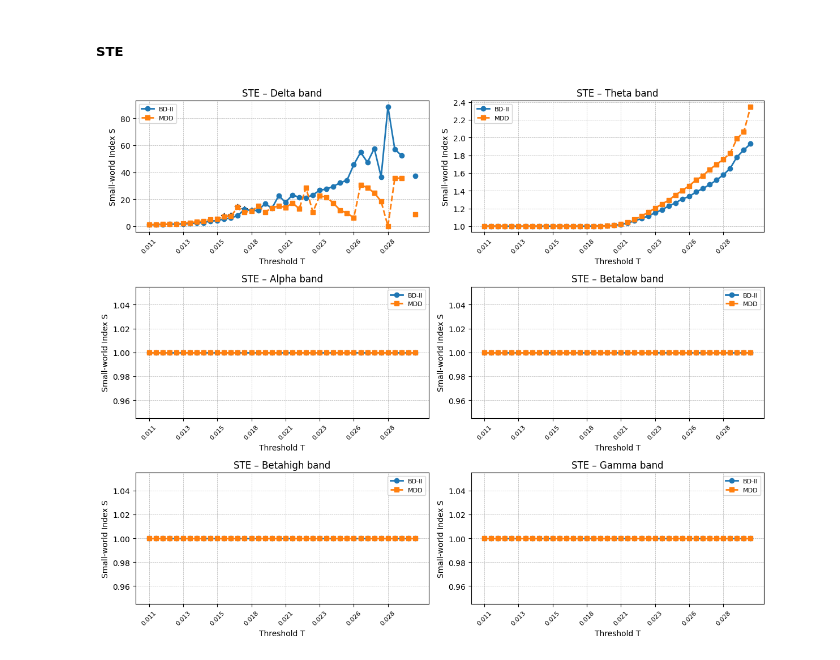
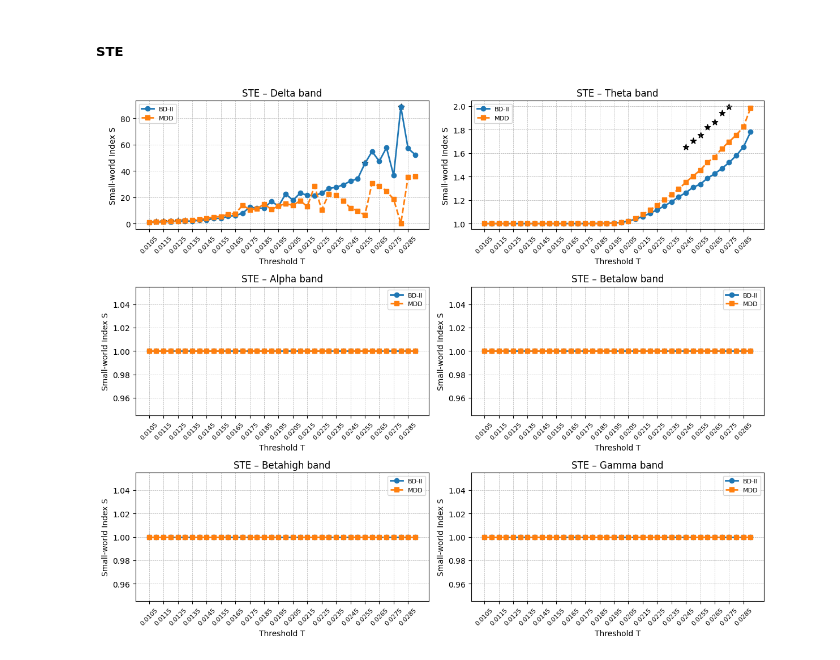
Before and after one commit to well50504/NYCU-thesis, a Jupyter notebook: src_FA/svalue.ipynb, the cells around one changed output. Drawn from its saved outputs; the diff is of its cells as text; code cells hidden in the pictures.

```diff
--- a/src_FA/svalue.ipynb
+++ b/src_FA/svalue.ipynb
@@ -92,14 +7,0 @@ MDD_S = compute_group_S(MDD_coh, freqs, thresholds, n_rand)
-# %%
-fig, axes = plt.subplots(2, 3, figsize=(14, 8))
-axes = axes.flatten()
-for ax, band in zip(axes, freqs):
-    ax.plot(thresholds, BD_S[band],  label='BD-II',  linewidth=2)
-    ax.plot(thresholds, MDD_S[band], linestyle='--', label='MDD', linewidth=2)
-    ax.set_title(f'COH – {band.capitalize()} band')
-    ax.set_xlabel('Threshold T')
-    ax.set_ylabel('Small-world index S')
-    ax.legend()
-    ax.grid(True)
-
-plt.tight_layout()
-plt.show()
@@ -665,64 +508,64 @@ with open("../result_FA/svalue/STE/metrics_BD.pkl", 'rb') as f:
 with open("../result_FA/svalue/STE/metrics_MDD.pkl", 'rb') as f:
     metrics_MDD = pickle.load(f)
 # %%
-# 摘要統計與顯著性檢定
-summary = {band: {} for band in freqs}
-signif  = {band: [] for band in freqs}
+summary_ste = {band: {} for band in freqs}
+signif_ste  = {band: [] for band in freqs}
 
 for band in freqs:
     for T in thresholds:
         mb = metrics_BD[band][T]
         mm = metrics_MDD[band][T]
         if not mb['S'] or not mm['S']:
-            summary[band][T] = None
-            signif[band].append(False)
+            summary_ste[band][T] = None
+            signif_ste[band].append(False)
             continue
 
         # 計算群組平均 S
         mS_b = np.mean(mb['S'])
         mS_m = np.mean(mm['S'])
+
         # 非配對 t 檢定
         stat, p = ttest_ind(mb['S'], mm['S'], equal_var=False)
         flag = (p < 0.05)
-        signif[band].append(flag)
+        signif_ste[band].append(flag)
 
-        summary[band][T] = {
+        summary_ste[band][T] = {
             'mean_S_BD':  mS_b,
             'mean_S_MDD': mS_m,
             't_stat':     stat,
             'p_val':      p
         }
 
-# 繪圖：Small-world Index S vs Threshold
+# plot
 fig, axes = plt.subplots(3, 2, figsize=(12, 10))
 axes = axes.flatten()
 
 for ax, band in zip(axes, freqs):
-    # 只取 thresholds[10:40] 做示範
-    x     = thresholds[20:60]
-    y_bd  = [summary[band][T]['mean_S_BD']  if summary[band][T] else np.nan for T in x]
-    y_mdd = [summary[band][T]['mean_S_MDD'] if summary[band][T] else np.nan for T in x]
-    sigs  = signif[band][10:40]
+
+    x     = thresholds[20:58]
+    y_bd  = [summary_ste[band][T]['mean_S_BD']  if summary_ste[band][T] else np.nan for T in x]
+    y_mdd = [summary_ste[band][T]['mean_S_MDD'] if summary_ste[band][T] else np.nan for T in x]
+    sigs  = signif_ste[band][20:58]
 
     ax.plot(x, y_bd,  label='BD-II', linewidth=2, marker='o')
     ax.plot(x, y_mdd, linestyle='--', label='MDD', linewidth=2, marker='s')
 
-    # 標示顯著點
+    # star
     for xi, bd_i, mdd_i, sig in zip(x, y_bd, y_mdd, sigs):
         if sig:
             y_star = max(bd_i, mdd_i) + 0.3
             ax.scatter(xi, y_star, marker='*', color='black', s=60)
 
-    ax.set_xticks(x[::5])
-    ax.set_xticklabels([f"{t:.3f}" for t in x[::5]], rotation=45, fontsize=8)
+    ax.set_xticks(x[::2])
+    ax.set_xticklabels([f"{t:.4f}" for t in x[::2]], rotation=45, fontsize=8)
     ax.grid(True, which='major', linestyle='--', linewidth=0.5)
 
     ax.set_title(f'STE – {band.capitalize()} band')
     ax.set_xlabel('Threshold T')
     ax.set_ylabel('Small-world Index S')
     ax.legend(fontsize=8)
 
 plt.tight_layout()
 plt.show()
 # %% [output]
-[figure, old version]
+[figure, new version]
```
Also changed, not shown: parts of 9 cells of this notebook, 5 other files.
